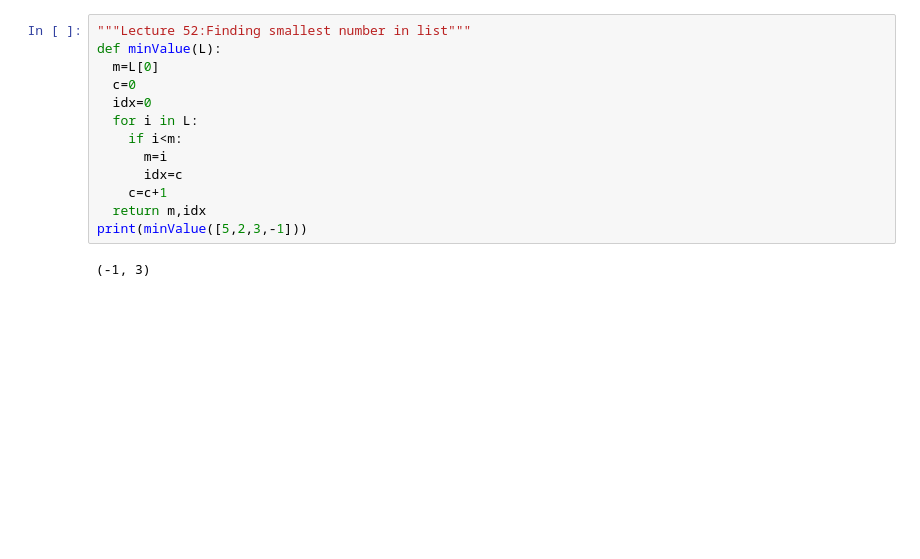
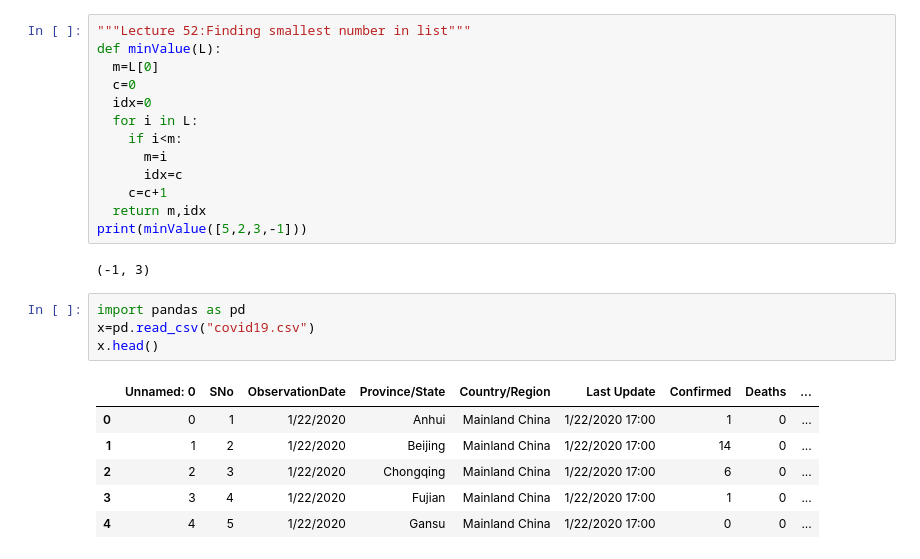
Before and after one commit to KARTIKEYgarg1/udemy-data-science-and-ml, a Jupyter notebook: Programs.ipynb, the cells around one changed output. Cells and saved outputs as stored; diff of their text form; blank space fills up the shorter version.

```diff
--- a/Programs.ipynb
+++ b/Programs.ipynb
@@ -86,3 +86,14 @@ def minValue(L):
 print(minValue([5,2,3,-1]))
 # %% [output]
 (-1, 3)
+# %%
+import pandas as pd
+x=pd.read_csv("covid19.csv")
+x.head()
+# %% [output]
+|  | Unnamed: 0 | SNo | ObservationDate | Province/State | Country/Region | Last Update | Confirmed | Deaths | ... |
+| 0 | 0 | 1 | 1/22/2020 | Anhui | Mainland China | 1/22/2020 17:00 | 1 | 0 | ... |
+| 1 | 1 | 2 | 1/22/2020 | Beijing | Mainland China | 1/22/2020 17:00 | 14 | 0 | ... |
+| 2 | 2 | 3 | 1/22/2020 | Chongqing | Mainland China | 1/22/2020 17:00 | 6 | 0 | ... |
+| 3 | 3 | 4 | 1/22/2020 | Fujian | Mainland China | 1/22/2020 17:00 | 1 | 0 | ... |
+| 4 | 4 | 5 | 1/22/2020 | Gansu | Mainland China | 1/22/2020 17:00 | 0 | 0 | ... |
```
Also changed, not shown: parts of 3 cells of this notebook.
